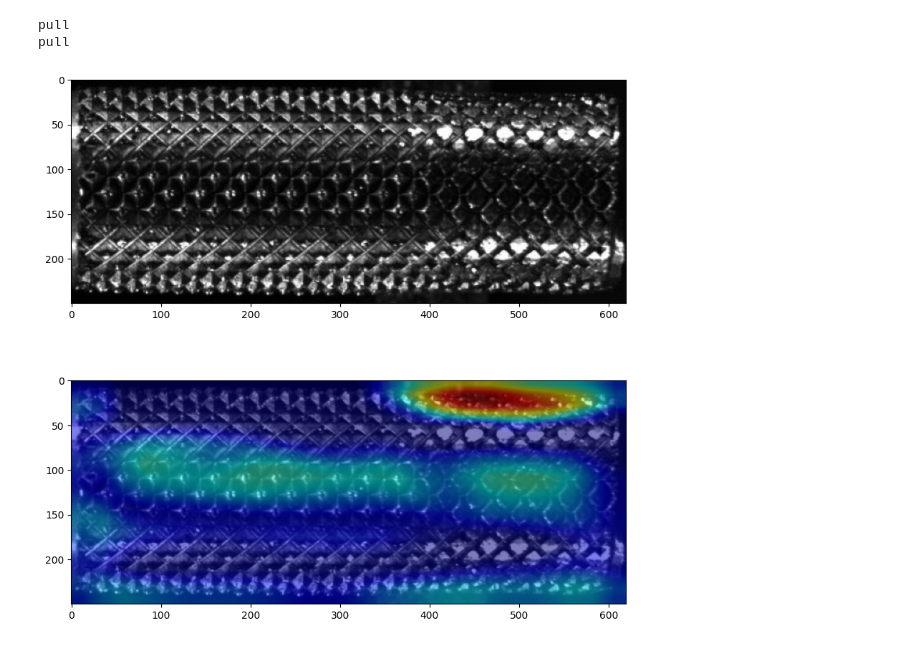
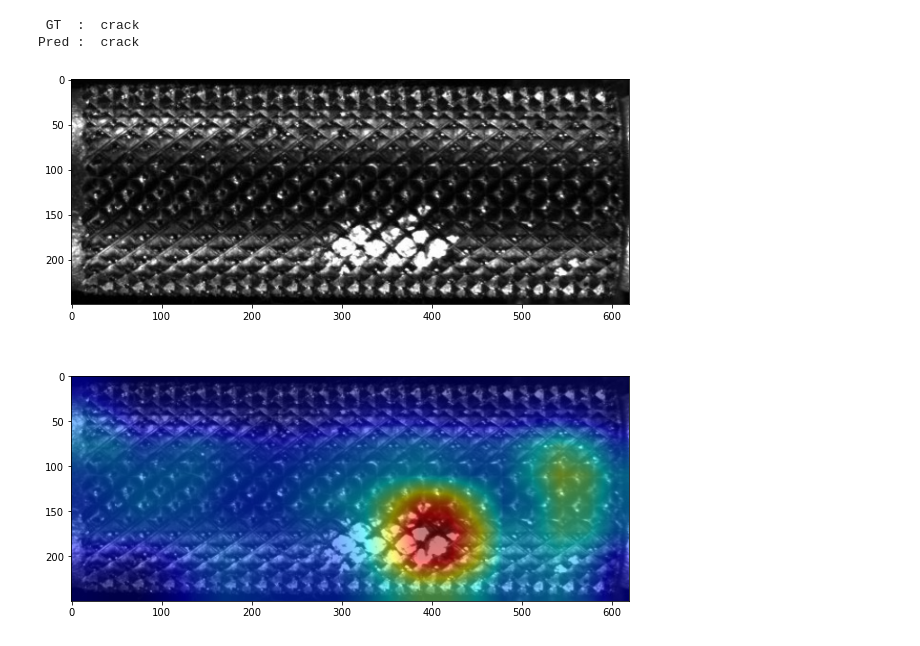
Before and after one commit to Rimo-rimo/part-defect-detection-using-deeplearning, a Jupyter notebook: notebook/GradCAM.ipynb, the cells around one changed output. Drawn from its saved outputs; the diff is of its cells as text; code cells hidden in the pictures.

```diff
--- a/notebook/GradCAM.ipynb
+++ b/notebook/GradCAM.ipynb
@@ -28,15 +43,14 @@ data_csv = "/Users/rimo/Documents/paper/data/test_csv_.csv"
 # %%
 number_to_label = {0:"good", 1:"double", 2:"pull", 3:"crack"}
-model = torch.hub.load('pytorch/vision:v0.10.0', 'resnet50', pretrained=True)
-model.fc = nn.Linear(in_features = 2048, out_features=4, bias=True)
-device = torch.device("cuda:1")
+w,h = 620, 250
+model = resnet50(4)
+device = torch.device("cpu")
 model.load_state_dict(torch.load(model_path, map_location=device)) # trained model
-model = model.cuda()
 model = model.eval()
 
 data = pd.read_csv(data_csv)
-data = data[data["class"] != 0]
-data = data[data["class"] != 10]
-
-cnt = 0
+data = data[data["label"] != 0]
+data = data[data["label"] != 1]
+data = data[data["label"] != 2]
+data = data[data["label"] != -1]
 # %% [output]
@@ -87,42 +65,37 @@ def transform_to_tensor(img_path):
     img = torchvision.transforms.Normalize(mean=(0.485, 0.456, 0.406), std = (0.229, 0.224, 0.225))(img)
     img = img.unsqueeze(0)
     return img
-# %%
-# model = resnet50()
-# model.fc = nn.Linear(in_features = 2048, out_features=4, bias=True)
-device = torch.device("cuda")
-# model.load_state_dict(torch.load("../models/classification_123/13.pth", map_location=device)) # trained model
-model = model.cuda()
-model = model.eval()
 # %%
 # 해당 모델에서 어떠한 layer에서 GradCAM을 추출해낼 것인지 선언
-target_layers = [model.layer4[-1].conv3]
-cam = GradCAM(model=model, target_layers=target_layers, use_cuda=True)
+target_layers = [model.net.layer4[-1].conv3]
+cam = GradCAM(model=model, target_layers=target_layers, use_cuda=False)
 # %%
 # 특정 이미지를 선택하여(ids) 해당 이미지로 예측을 진행하고, GradCAM을 적용해 시각화 해주는 단계
 # ids = 100201
-n=100
+n=3
 fig, axes = plt.subplots(2,1,figsize=(10,10))
 axes = axes.flatten()
 
-img_path = data["image_path"].iloc[n]
-print(number_to_label[data["label"].iloc[n]])
-img = transform_to_tensor(img_path).cuda()
-image = cv2.imread(img_path)/255
+img_path = image_folder + data["image_path"].iloc[n]
+print(" GT  : ",number_to_label[data["label"].iloc[n]])
+
+image = cv2.imread(img_path)/255 # 원본 시각화를 위한 image
 image = cv2.resize(image, dsize=(w, h))
-pred = int(torch.argmax(torch.nn.Softmax()(model(img))).item())
-targets = [ClassifierOutputTarget(pred)]
+
+img = transform_to_tensor(img_path) # image transform
+pred = int(torch.argmax(torch.nn.Softmax()(model(img))).item()) # 예측값 반환
+targets = [ClassifierOutputTarget(pred)] #
 
 grayscale_cam = cam(input_tensor=img, targets=targets)
 grayscale_cam = grayscale_cam[0,:]
 visualization = show_cam_on_image(image, grayscale_cam, use_rgb=True)
 visualization = cv2.resize(visualization, dsize=(620,250))
 axes[1].imshow(visualization)
 image = cv2.resize(image, dsize=(620,250))
 axes[0].imshow(image)
 # print(data["label_name"][ids])
-print(number_to_label[pred])
+print("Pred : ",number_to_label[pred])
 # %% [output]
-pull
-pull
+ GT  :  crack
+Pred :  crack
-[figure, old version]
+[figure, new version]
```
Also changed, not shown: parts of 7 cells of this notebook, 1 other file.
